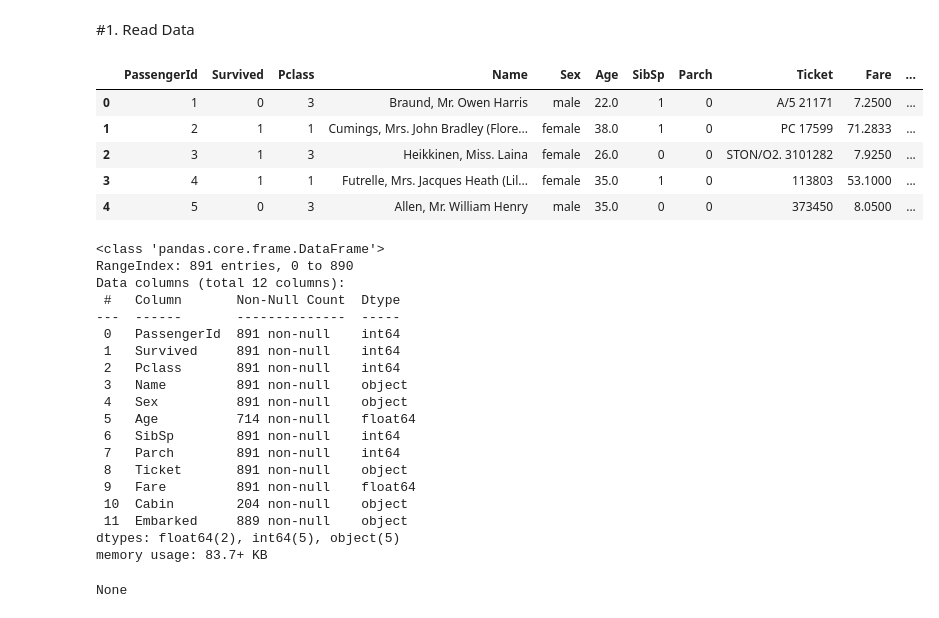
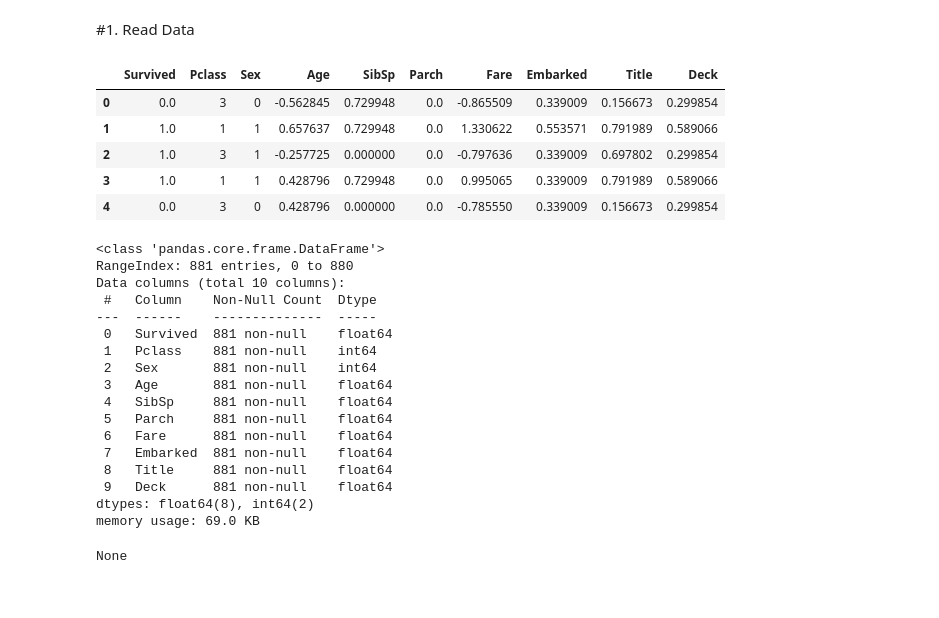
Before and after one commit to MauriRubioJob/K_Titanic_ML_Modeling, a Jupyter notebook: titanic-death-modeling.ipynb, the cells around one changed output. Saved outputs shown, nothing was run; the diff lists cells and outputs as text; code cells hidden in the pictures.

```diff
--- a/titanic-death-modeling.ipynb
+++ b/titanic-death-modeling.ipynb
@@ -10,34 +14,33 @@ import seaborn as sns
 # %% [markdown]
 #1. Read Data
 # %%
-train_data = pd.read_csv("titanic_data/train.csv")
+df_train = pd.read_csv("cleaned_data/train_data_cl.csv")
+df_test = pd.read_csv("cleaned_data/test_data_cl.csv")
 
-display(train_data.head())
-display(train_data.info())
+display(df_train.head())
+display(df_train.info())
 # %% [output]
-|  | PassengerId | Survived | Pclass | Name | Sex | Age | SibSp | Parch | Ticket | Fare | ... |
-| 0 | 1 | 0 | 3 | Braund, Mr. Owen Harris | male | 22.0 | 1 | 0 | A/5 21171 | 7.2500 | ... |
-| 1 | 2 | 1 | 1 | Cumings, Mrs. John Bradley (Flore... | female | 38.0 | 1 | 0 | PC 17599 | 71.2833 | ... |
-| 2 | 3 | 1 | 3 | Heikkinen, Miss. Laina | female | 26.0 | 0 | 0 | STON/O2. 3101282 | 7.9250 | ... |
-| 3 | 4 | 1 | 1 | Futrelle, Mrs. Jacques Heath (Lil... | female | 35.0 | 1 | 0 | 113803 | 53.1000 | ... |
-| 4 | 5 | 0 | 3 | Allen, Mr. William Henry | male | 35.0 | 0 | 0 | 373450 | 8.0500 | ... |
+|  | Survived | Pclass | Sex | Age | SibSp | Parch | Fare | Embarked | Title | Deck |
+| 0 | 0.0 | 3 | 0 | -0.562845 | 0.729948 | 0.0 | -0.865509 | 0.339009 | 0.156673 | 0.299854 |
+| 1 | 1.0 | 1 | 1 | 0.657637 | 0.729948 | 0.0 | 1.330622 | 0.553571 | 0.791989 | 0.589066 |
+| 2 | 1.0 | 3 | 1 | -0.257725 | 0.000000 | 0.0 | -0.797636 | 0.339009 | 0.697802 | 0.299854 |
+| 3 | 1.0 | 1 | 1 | 0.428796 | 0.729948 | 0.0 | 0.995065 | 0.339009 | 0.791989 | 0.589066 |
+| 4 | 0.0 | 3 | 0 | 0.428796 | 0.000000 | 0.0 | -0.785550 | 0.339009 | 0.156673 | 0.299854 |
 <class 'pandas.core.frame.DataFrame'>
-RangeIndex: 891 entries, 0 to 890
-Data columns (total 12 columns):
- #   Column       Non-Null Count  Dtype
----  ------       --------------  -----
- 0   PassengerId  891 non-null    int64
- 1   Survived     891 non-null    int64
- 2   Pclass       891 non-null    int64
- 3   Name         891 non-null    object
- 4   Sex          891 non-null    object
- 5   Age          714 non-null    float64
- 6   SibSp        891 non-null    int64
- 7   Parch        891 non-null    int64
- 8   Ticket       891 non-null    object
- 9   Fare         891 non-null    float64
- 10  Cabin        204 non-null    object
- 11  Embarked     889 non-null    object
-dtypes: float64(2), int64(5), object(5)
-memory usage: 83.7+ KB
+RangeIndex: 881 entries, 0 to 880
+Data columns (total 10 columns):
+ #   Column    Non-Null Count  Dtype
+---  ------    --------------  -----
+ 0   Survived  881 non-null    float64
+ 1   Pclass    881 non-null    int64
+ 2   Sex       881 non-null    int64
+ 3   Age       881 non-null    float64
+ 4   SibSp     881 non-null    float64
+ 5   Parch     881 non-null    float64
+ 6   Fare      881 non-null    float64
+ 7   Embarked  881 non-null    float64
+ 8   Title     881 non-null    float64
+ 9   Deck      881 non-null    float64
+dtypes: float64(8), int64(2)
+memory usage: 69.0 KB
 None
```
Also changed, not shown: parts of 58 cells of this notebook.
